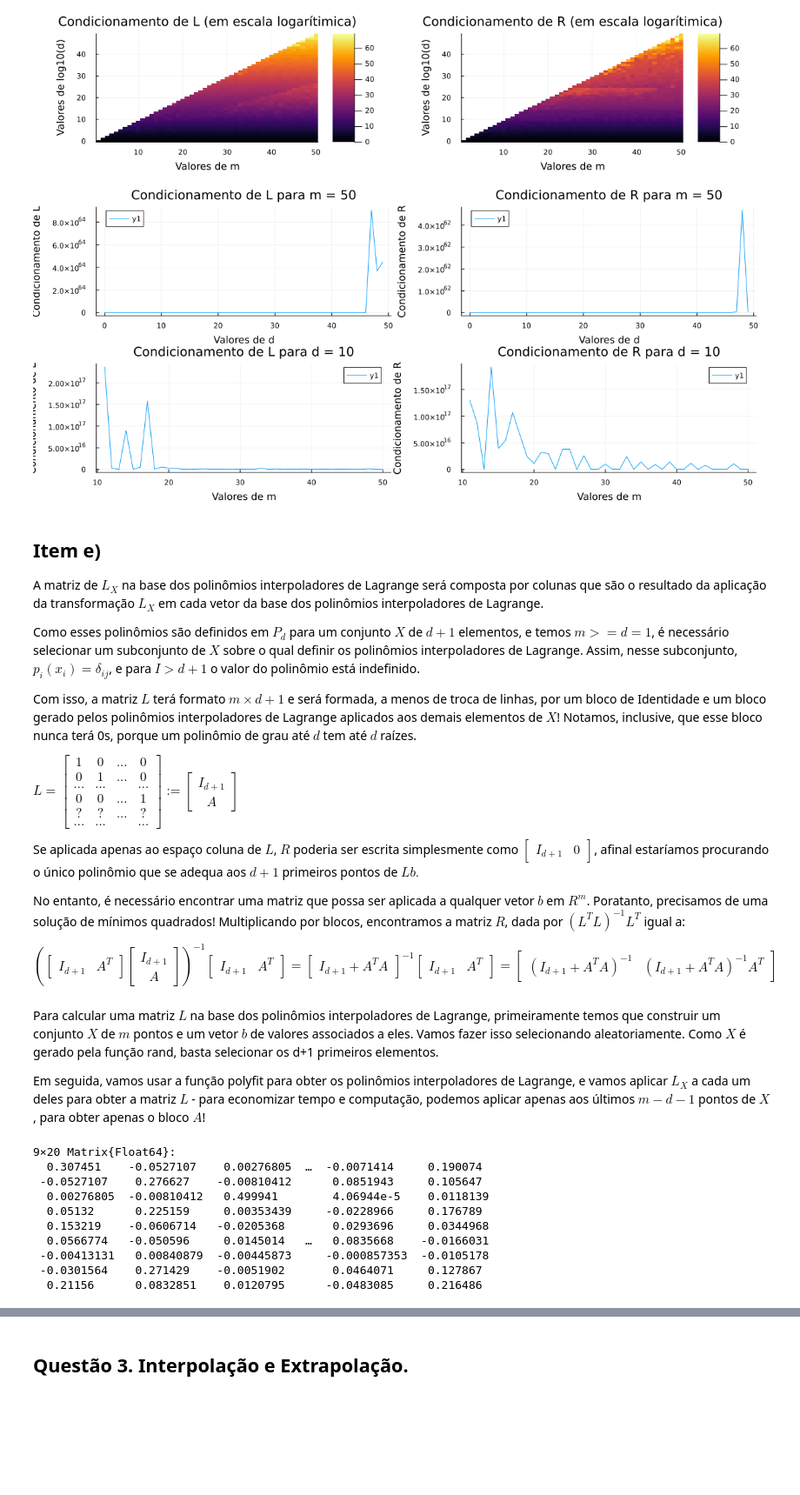
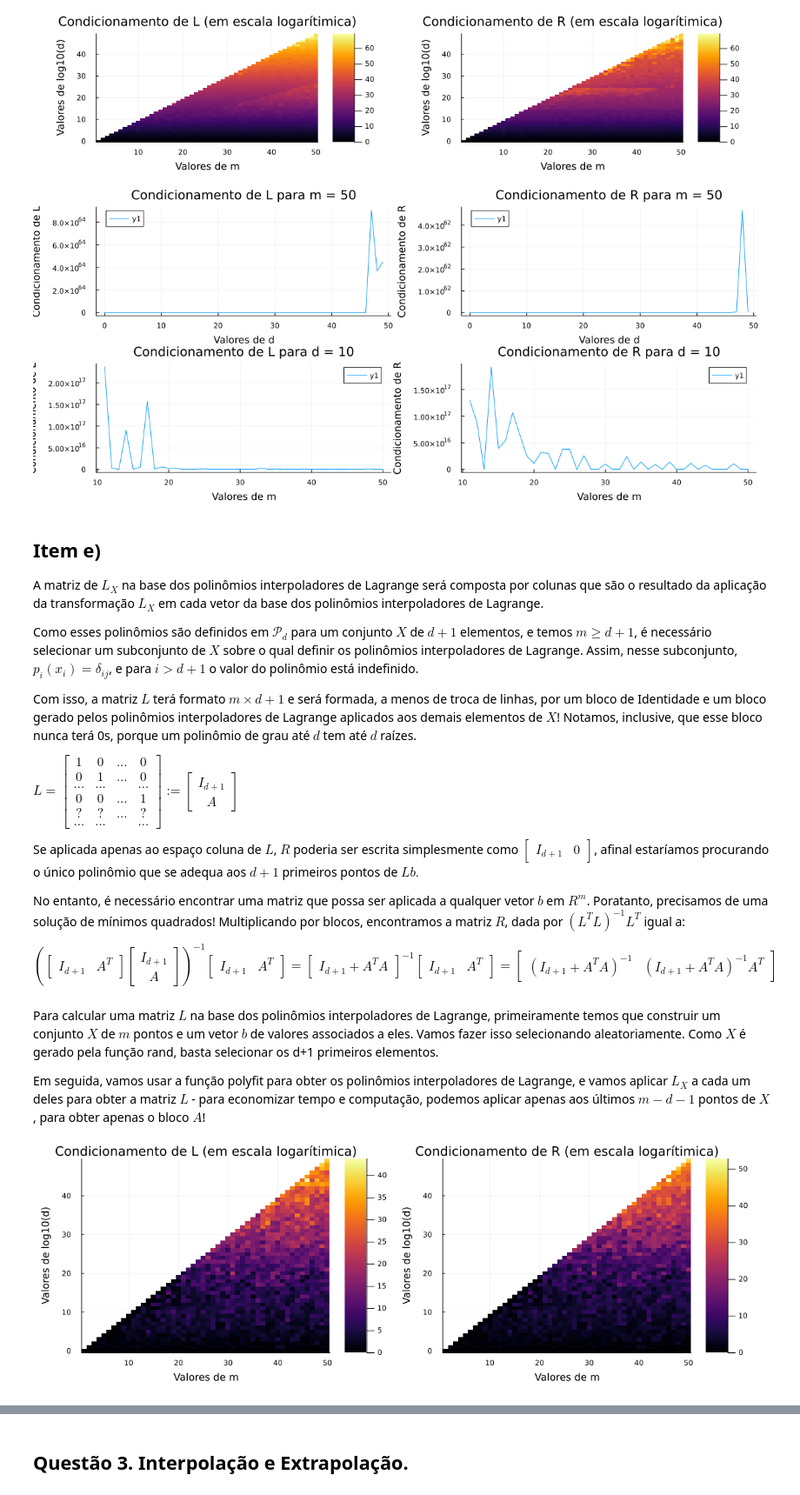
Before and after one commit to ninotica/aln-projeto-03, a Jupyter notebook: Projeto3.ipynb, the cells around one changed output, grey strips where cells are left out. Shown at 87% size. Cells and saved outputs as stored; diff of their text form; code cells hidden in the pictures; blank space fills up the shorter version.

```diff
--- a/Projeto3.ipynb
+++ b/Projeto3.ipynb
@@ -162,7 +162,7 @@ plot(p1, p2, p3, p4, p5, p6, layout = (3, 2), size = (1200, 800))
 
 A matriz de $L_X$ na base dos polinômios interpoladores de Lagrange será composta por colunas que são o resultado da aplicação da transformação  $L_X$ em cada vetor da base dos polinômios interpoladores de Lagrange.
 
-Como esses polinômios são definidos em $P_d$ para um conjunto $X$ de $d+1$ elementos, e temos $m>=d=1$, é necessário selecionar um subconjunto de $X$ sobre o qual definir os polinômios interpoladores de Lagrange. Assim, nesse subconjunto, $p_i(x_i) = \delta _{ij}$, e para $I>d+1$ o valor do polinômio está indefinido.
+Como esses polinômios são definidos em $\mathcal{P}_d$ para um conjunto $X$ de $d+1$ elementos, e temos $m \geq d+1$, é necessário selecionar um subconjunto de $X$ sobre o qual definir os polinômios interpoladores de Lagrange. Assim, nesse subconjunto, $p_i(x_i) = \delta _{ij}$, e para $i>d+1$ o valor do polinômio está indefinido.
 
 Com isso, a matriz $L$ terá formato $m \times d+1$ e será formada, a menos de troca de linhas, por um bloco de Identidade e um bloco gerado pelos polinômios interpoladores de Lagrange aplicados aos demais elementos de $X$! Notamos, inclusive, que esse bloco nunca terá 0s, porque um polinômio de grau até $d$ tem até $d$ raízes.
 
@@ -179,34 +179,44 @@ Para calcular uma matriz $L$ na base dos polinômios interpoladores de Lagrange,
 
 Em seguida, vamos usar a função polyfit para obter os polinômios interpoladores de Lagrange, e vamos aplicar $L_X$ a cada um deles para obter a matriz $L$ - para economizar tempo e computação, podemos aplicar apenas aos últimos $m-d-1$ pontos de $X$, para obter apenas o bloco $A$!
 # %%
-d = 8
-m = 20
-X = rand(m)
+m = 50
 
-subsetx = first(X, d+1)
-y = zeros(d + 1)
+condL = fill(NaN, m, m)
+condR = fill(NaN, m, m)
 
-poly = []
+for dim in 1:m
+    for deg in 0:(dim - 1)
+        X = rand(dim)
+        subsetx = first(X, deg + 1)
+        y = zeros(deg + 1)
 
-for i in 1:(d+1)
-    y[i] = 1
-    push!(poly, fit(subsetx, y, d))
-    y[i] = 0
+        poly = []
+
+        for i in 1:(deg + 1)
+            y[i] = 1
+            push!(poly, fit(subsetx, y, deg))
+            y[i] = 0
+        end
+
+        L = hcat([p.(X) for p in poly]...)
+        R = pinv(L)
+        condL[dim, deg + 1] = cond(L)
+        condR[dim, deg + 1] = cond(R)
+    end
 end
 
-L = hcat([p.(X) for p in poly]...)
-R = pinv(L)
+p1 = heatmap(1:m, 0:(m - 1), log10.(condL)', left_margin = 8Plots.mm, bottom_margin = 8Plots.mm,
+    xlabel = "Valores de m",
+    ylabel = "Valores de log10(d)",
+    title = "Condicionamento de L (em escala logarítimica)")
+p2 = heatmap(1:m, 0:(m - 1), log10.(condR)',
+    xlabel = "Valores de m",
+    ylabel = "Valores de log10(d)",
+    title = "Condicionamento de R (em escala logarítimica)")
+
+plot(p1, p2, layout = (1, 2), size = (1200, 400))
 # %% [output]
-9×20 Matrix{Float64}:
-  0.307451    -0.0527107    0.00276805  …  -0.0071414     0.190074
- -0.0527107    0.276627    -0.00810412      0.0851943     0.105647
-  0.00276805  -0.00810412   0.499941        4.06944e-5    0.0118139
-  0.05132      0.225159     0.00353439     -0.0228966     0.176789
-  0.153219    -0.0606714   -0.0205368       0.0293696     0.0344968
-  0.0566774   -0.050596     0.0145014   …   0.0835668    -0.0166031
- -0.00413131   0.00840879  -0.00445873     -0.000857353  -0.0105178
- -0.0301564    0.271429    -0.0051902       0.0464071     0.127867
-  0.21156      0.0832851    0.0120795      -0.0483085     0.216486
+[figure, added]
 # %%
 # TODO: adicionar o cálculo e a análise do condicionamento das matrizes acima
 # %% [markdown]
```
Also changed, not shown: parts of 6 cells of this notebook.
